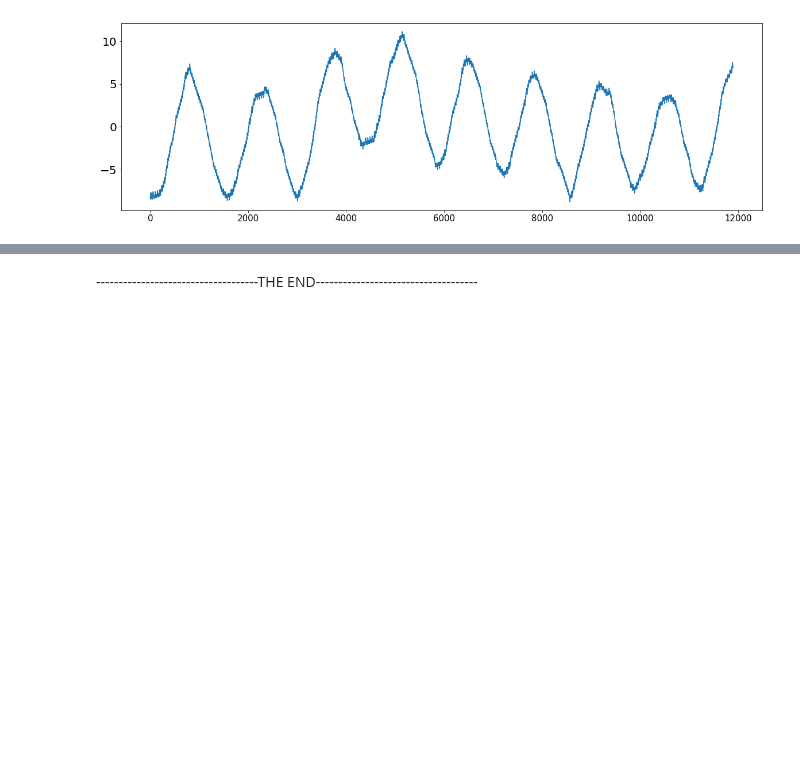
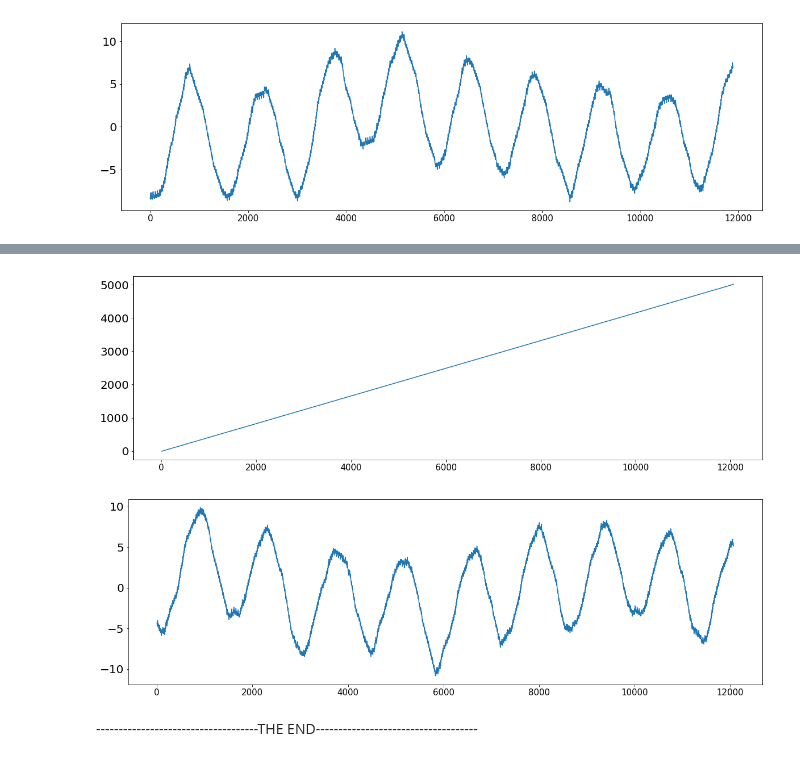
Before and after one commit to rachelraikar/Capstone1-Eclipses, a Jupyter notebook: Solar-and-Lunar-Eclipse-Capstone.ipynb, the cells around one changed output, grey strips where cells are left out. Cells and saved outputs as stored; diff of their text form; code cells hidden in the pictures; blank space fills up the shorter version.

```diff
--- a/Solar-and-Lunar-Eclipse-Capstone.ipynb
+++ b/Solar-and-Lunar-Eclipse-Capstone.ipynb
@@ -682,2 +691,17 @@ _ = plt.show()
+# %%
+from sklearn.linear_model import LinearRegression
+lr_lunar = LinearRegression()
+
+lr_lunar.fit(x_lunar.reshape(-1, 1), y_lunar)
+y_predicted = lr_lunar.predict(x_lunar.reshape(-1, 1))
+y_diff_lunar = y_predicted - y_lunar
+
+_ = plt.plot(x_lunar, y_predicted)
+_ = plt.show()
+_ = plt.plot(x_lunar, y_diff_lunar)
+_ = plt.show()
+# %% [output]
+[figure, added]
+[figure, added]
 # %% [markdown]
 ------------------------------------THE END------------------------------------
```
Also changed, not shown: parts of 2 cells of this notebook.
